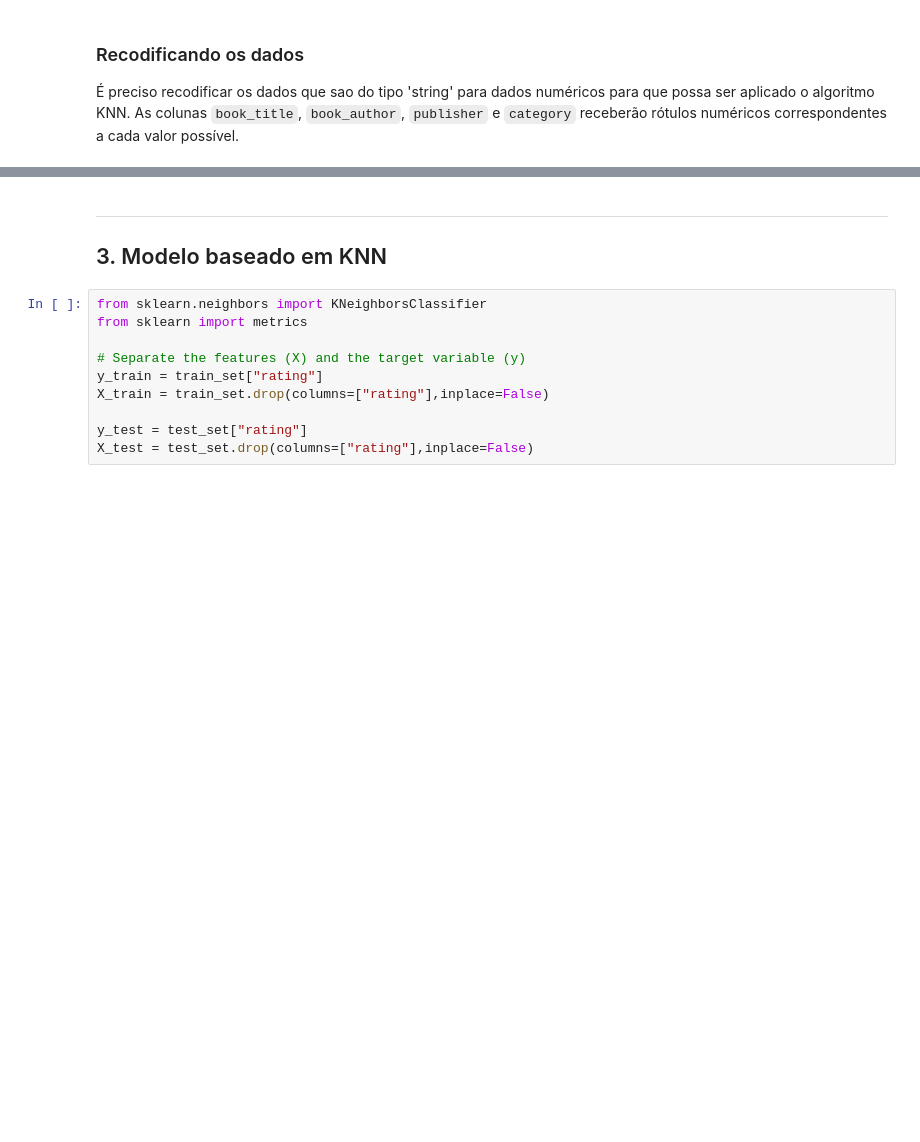
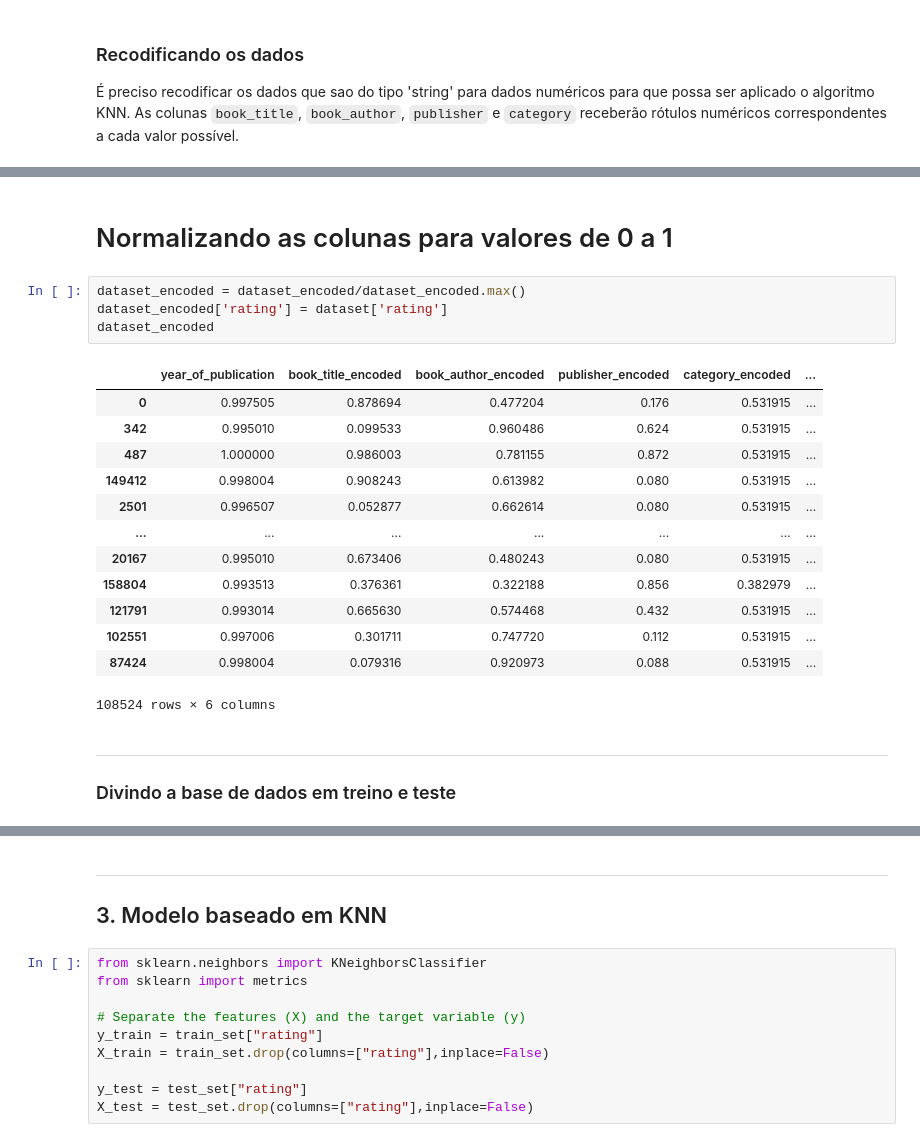
Before and after one commit to joaopcvieira/CMC-13, a Jupyter notebook: main.ipynb, the cells around one changed output, grey strips where cells are left out. Cells and saved outputs as stored; diff of their text form; blank space fills up the shorter version.

```diff
--- a/main.ipynb
+++ b/main.ipynb
@@ -296,3 +304,26 @@ dataset_encoded
+# %% [markdown]
+# Normalizando as colunas para valores de 0 a 1
+# %%
+dataset_encoded = dataset_encoded/dataset_encoded.max()
+dataset_encoded['rating'] = dataset['rating']
+dataset_encoded
+# %% [output]
+|  | year_of_publication | book_title_encoded | book_author_encoded | publisher_encoded | category_encoded | ... |
+| 0 | 0.997505 | 0.878694 | 0.477204 | 0.176 | 0.531915 | ... |
+| 342 | 0.995010 | 0.099533 | 0.960486 | 0.624 | 0.531915 | ... |
+| 487 | 1.000000 | 0.986003 | 0.781155 | 0.872 | 0.531915 | ... |
+| 149412 | 0.998004 | 0.908243 | 0.613982 | 0.080 | 0.531915 | ... |
+| 2501 | 0.996507 | 0.052877 | 0.662614 | 0.080 | 0.531915 | ... |
+| ... | ... | ... | ... | ... | ... | ... |
+| 20167 | 0.995010 | 0.673406 | 0.480243 | 0.080 | 0.531915 | ... |
+| 158804 | 0.993513 | 0.376361 | 0.322188 | 0.856 | 0.382979 | ... |
+| 121791 | 0.993014 | 0.665630 | 0.574468 | 0.432 | 0.531915 | ... |
+| 102551 | 0.997006 | 0.301711 | 0.747720 | 0.112 | 0.531915 | ... |
+| 87424 | 0.998004 | 0.079316 | 0.920973 | 0.088 | 0.531915 | ... |
+108524 rows × 6 columns
+# %% [markdown]
+---
+### Divindo a base de dados em treino e teste
 # %%
 from sklearn.model_selection import train_test_split
 
```
Also changed, not shown: parts of 16 cells of this notebook, 2 other files.
